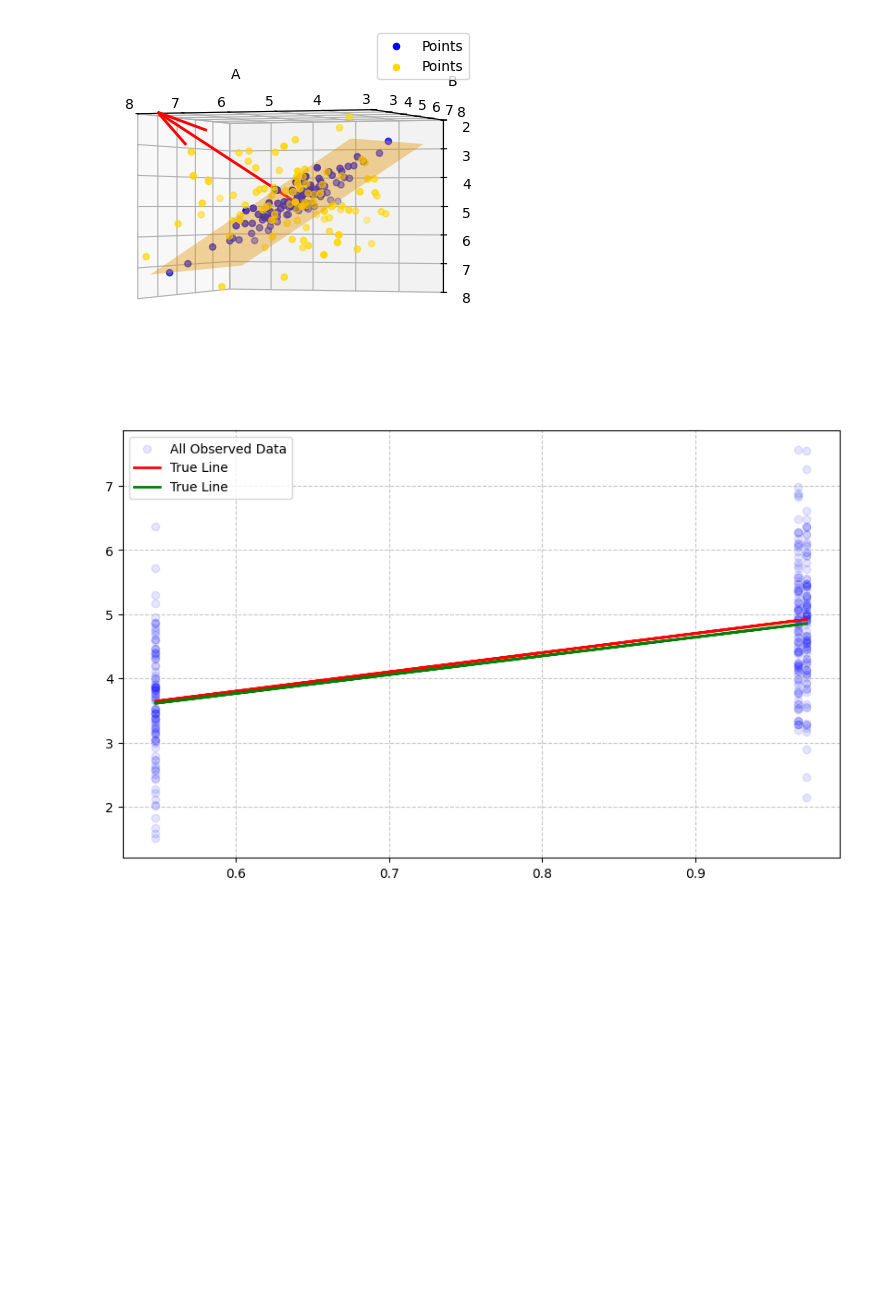
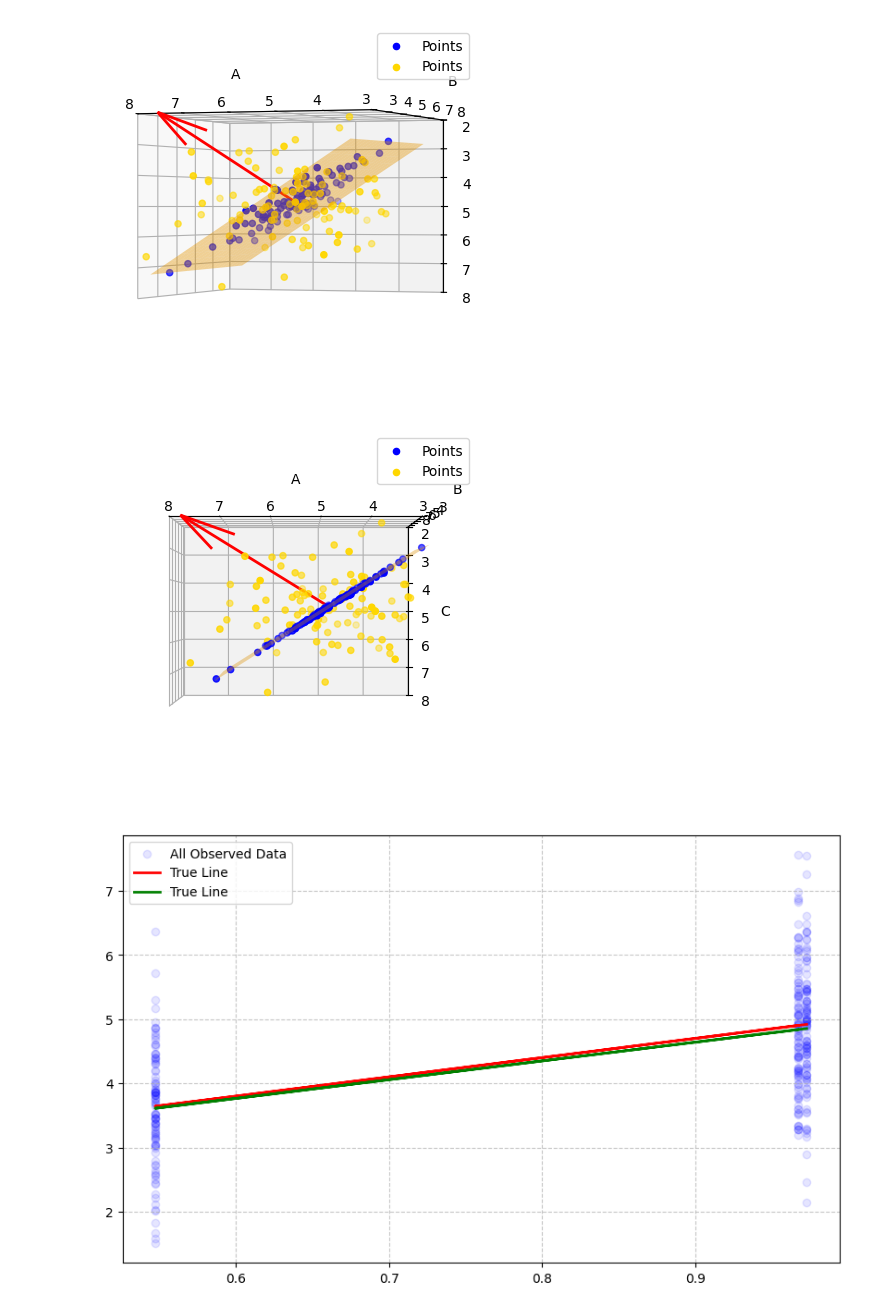
Before and after one commit to Nurdaylight/An-Econ-771, a Jupyter notebook: Plane_experiment_2.ipynb, the cells around one changed output. Drawn from its saved outputs; the diff is of its cells as text; code cells hidden in the pictures; blank space fills up the shorter version.

```diff
--- a/Plane_experiment_2.ipynb
+++ b/Plane_experiment_2.ipynb
@@ -99,6 +99,40 @@ ax.legend()
 plt.show()
 # %% [output]
 [figure]
+# %%
+# --- Plot ---
+fig = plt.figure()
+ax = fig.add_subplot(projection='3d')
+ax.dist = 1
+# Scatter points
+ax.scatter(y_hat[:,0], y_hat[:,1], y_hat[:,2], color='blue', s=20, label='Points')
+# Scatter points
+ax.scatter(Y[:,0], Y[:,1], Y[:,2], color='gold', s=20, label='Points')
+
+# Plane
+ax.plot_surface(A, B, C, alpha=0.4, color='orange')
+
+
+# View angle
+ax.view_init(elev=180, azim=90)
+# Normal vector (optional but useful)
+ax.quiver(
+    A0, B0, C0,
+    nA, nB, nC,
+    color='red', linewidth=2, length=7
+)
+ax.set_xlim(3, 8)
+ax.set_ylim(3, 8)
+ax.set_zlim(2, 8)
+
+ax.set_xlabel('A')
+ax.set_ylabel('B')
+ax.set_zlabel('C')
+ax.legend()
+
+plt.show()
+# %% [output]
+[figure, added]
 # %%
 # Calculate predictions using manual beta
 y_hat = X @ beta
```
Also changed, not shown: parts of 8 cells of this notebook.
